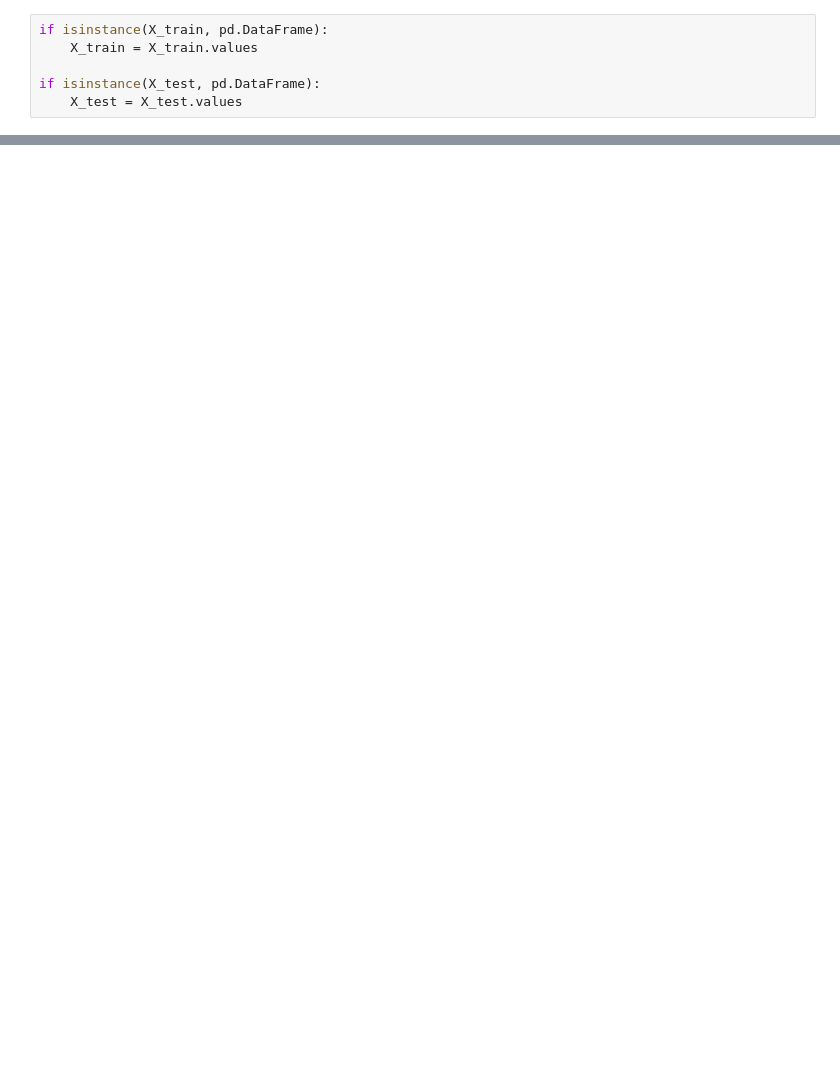
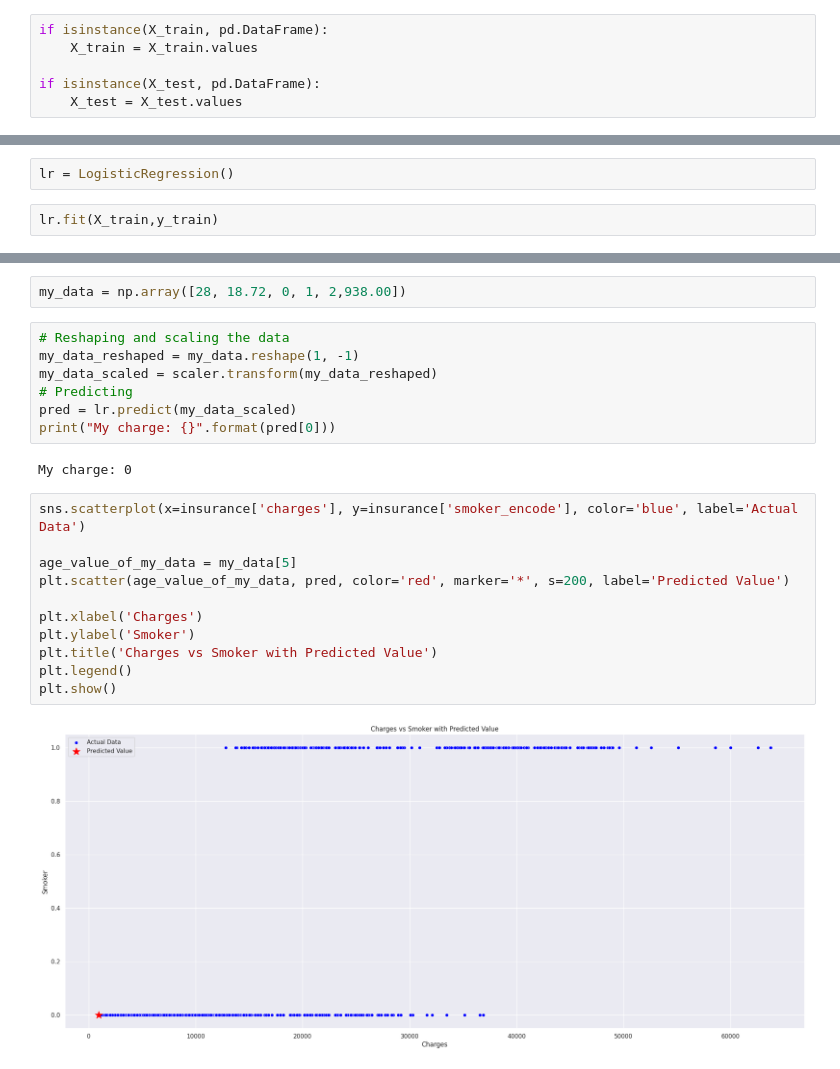
Before and after one commit to Minazor/GlobalAIHub_Bootcamp_Project, a Jupyter notebook: GlobalAIHub_MedicalCostAnalysis.ipynb, the cells around one changed output, grey strips where cells are left out. Cells and saved outputs as stored; diff of their text form; blank space fills up the shorter version.

Commit message:
Predict Smoker with Logistic Regression

```diff
--- a/GlobalAIHub_MedicalCostAnalysis.ipynb
+++ b/GlobalAIHub_MedicalCostAnalysis.ipynb
@@ -301,0 +335,4 @@ plt.show()
+# %%
+lr = LogisticRegression()
+# %%
+lr.fit(X_train,y_train)
@@ -301,0 +350,24 @@ plt.show()
+# %%
+my_data = np.array([28, 18.72, 0, 1, 2,938.00])
+# %%
+# Reshaping and scaling the data
+my_data_reshaped = my_data.reshape(1, -1)
+my_data_scaled = scaler.transform(my_data_reshaped)
+# Predicting
+pred = lr.predict(my_data_scaled)
+print("My charge: {}".format(pred[0]))
+# %% [output]
+My charge: 0
+# %%
+sns.scatterplot(x=insurance['charges'], y=insurance['smoker_encode'], color='blue', label='Actual Data')
+
+age_value_of_my_data = my_data[5]
+plt.scatter(age_value_of_my_data, pred, color='red', marker='*', s=200, label='Predicted Value')
+
+plt.xlabel('Charges')
+plt.ylabel('Smoker')
+plt.title('Charges vs Smoker with Predicted Value')
+plt.legend()
+plt.show()
+# %% [output]
+[figure, added]
```
Also changed, not shown: parts of 21 cells of this notebook.
